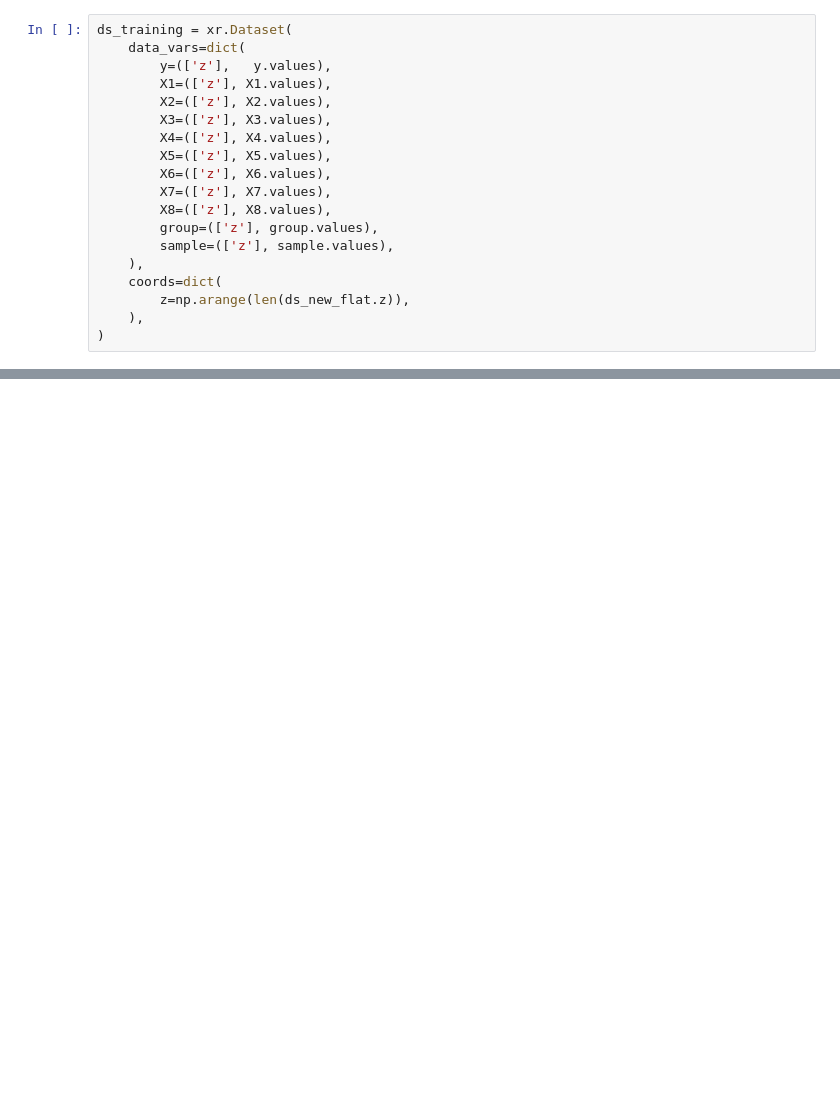
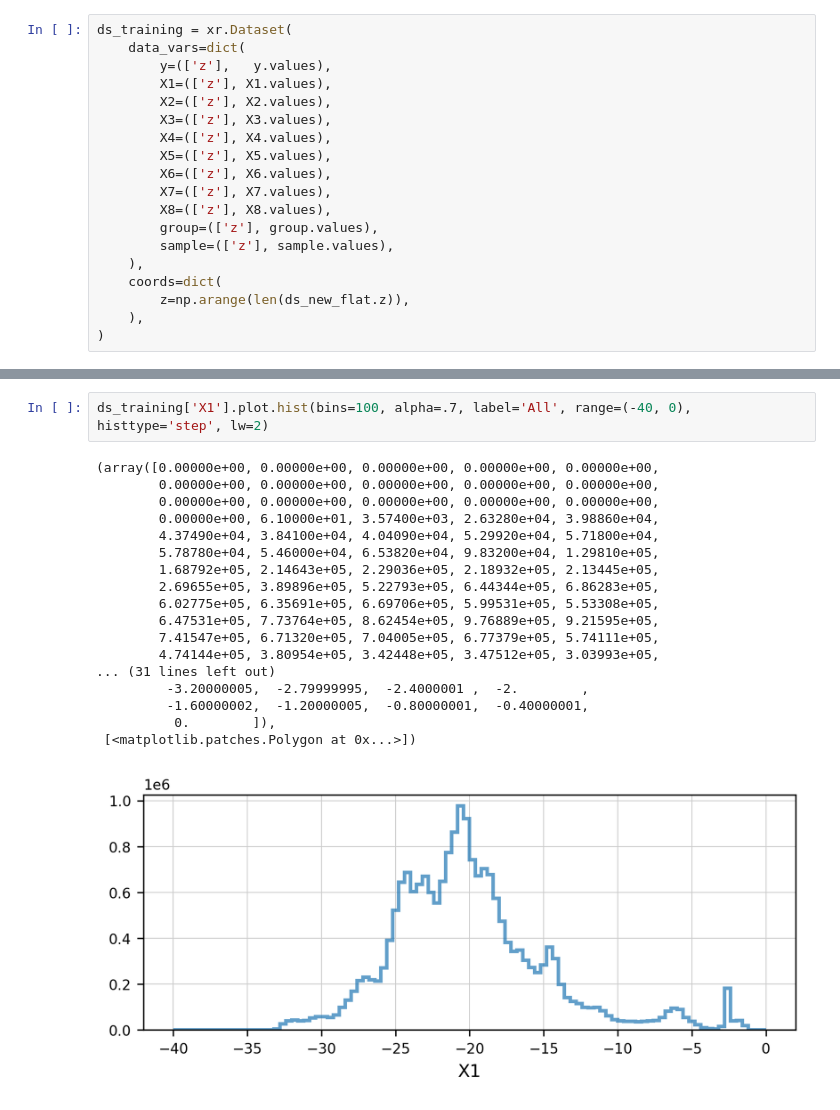
Before and after one commit to FranzFlink/Mueller_et_al_2024_code, a Jupyter notebook: source/preprocess/preprocess_pixel.ipynb, the cells around one changed output, grey strips where cells are left out. Saved outputs shown, nothing was run; the diff lists cells and outputs as text; blank space fills up the shorter version.

```diff
--- a/source/preprocess/preprocess_pixel.ipynb
+++ b/source/preprocess/preprocess_pixel.ipynb
@@ -67,0 +123,21 @@ plt.show()
+# %%
+ds_training['X1'].plot.hist(bins=100, alpha=.7, label='All', range=(-40, 0), histtype='step', lw=2)
+# %% [output]
+(array([0.00000e+00, 0.00000e+00, 0.00000e+00, 0.00000e+00, 0.00000e+00,
+        0.00000e+00, 0.00000e+00, 0.00000e+00, 0.00000e+00, 0.00000e+00,
+        0.00000e+00, 0.00000e+00, 0.00000e+00, 0.00000e+00, 0.00000e+00,
+        0.00000e+00, 6.10000e+01, 3.57400e+03, 2.63280e+04, 3.98860e+04,
+        4.37490e+04, 3.84100e+04, 4.04090e+04, 5.29920e+04, 5.71800e+04,
+        5.78780e+04, 5.46000e+04, 6.53820e+04, 9.83200e+04, 1.29810e+05,
+        1.68792e+05, 2.14643e+05, 2.29036e+05, 2.18932e+05, 2.13445e+05,
+        2.69655e+05, 3.89896e+05, 5.22793e+05, 6.44344e+05, 6.86283e+05,
+        6.02775e+05, 6.35691e+05, 6.69706e+05, 5.99531e+05, 5.53308e+05,
+        6.47531e+05, 7.73764e+05, 8.62454e+05, 9.76889e+05, 9.21595e+05,
+        7.41547e+05, 6.71320e+05, 7.04005e+05, 6.77379e+05, 5.74111e+05,
+        4.74144e+05, 3.80954e+05, 3.42448e+05, 3.47512e+05, 3.03993e+05,
+... (31 lines left out)
+         -3.20000005,  -2.79999995,  -2.4000001 ,  -2.        ,
+         -1.60000002,  -1.20000005,  -0.80000001,  -0.40000001,
+          0.        ]),
+ [<matplotlib.patches.Polygon at 0x...>])
+[figure, added]
```
Also changed, not shown: parts of 16 cells of this notebook, 3 other files.
